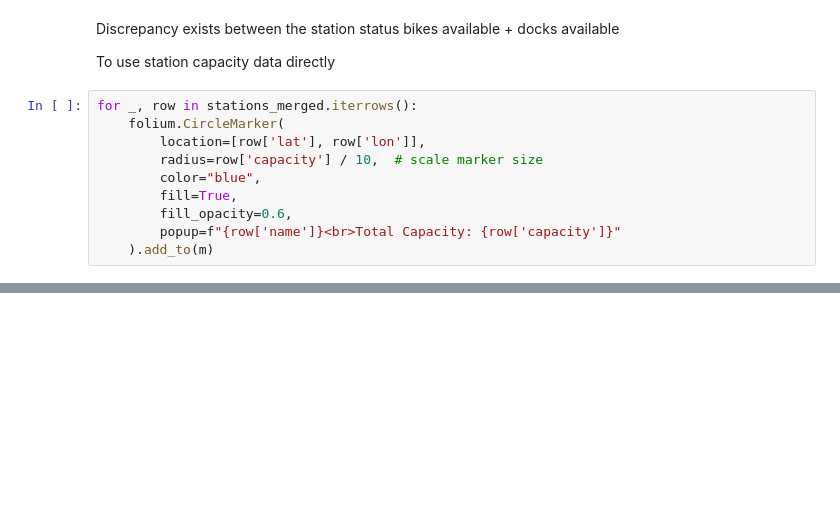
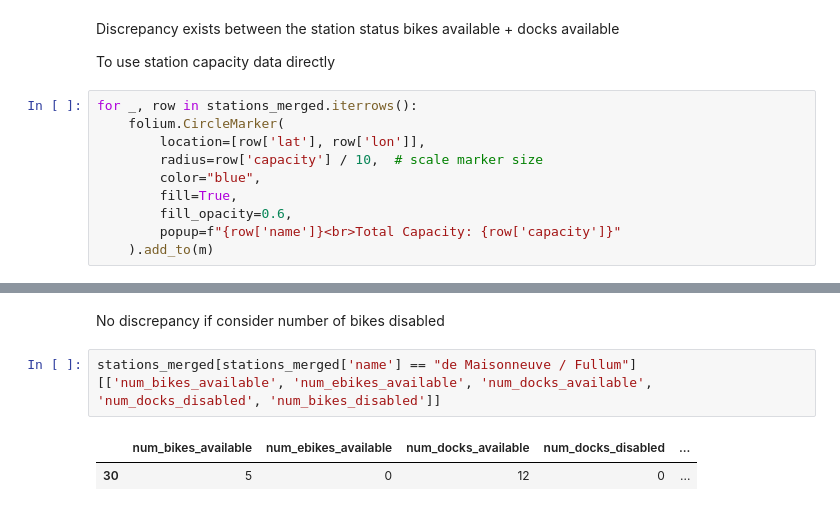
Before and after one commit to kuoyce/bixi-analytics, a Jupyter notebook: Bixi_Station_030120261430.ipynb, the cells around one changed output, grey strips where cells are left out. Saved outputs shown, nothing was run; the diff lists cells and outputs as text; blank space fills up the shorter version.

```diff
--- a/Bixi_Station_030120261430.ipynb
+++ b/Bixi_Station_030120261430.ipynb
@@ -251,0 +282,7 @@ print(bot10_utilization)
+# %% [markdown]
+No discrepancy if consider number of bikes disabled
+# %%
+stations_merged[stations_merged['name'] == "de Maisonneuve / Fullum"][['num_bikes_available', 'num_ebikes_available', 'num_docks_available', 'num_docks_disabled', 'num_bikes_disabled']]
+# %% [output]
+|  | num_bikes_available | num_ebikes_available | num_docks_available | num_docks_disabled | ... |
+| 30 | 5 | 0 | 12 | 0 | ... |
```
Also changed, not shown: parts of 17 cells of this notebook.
